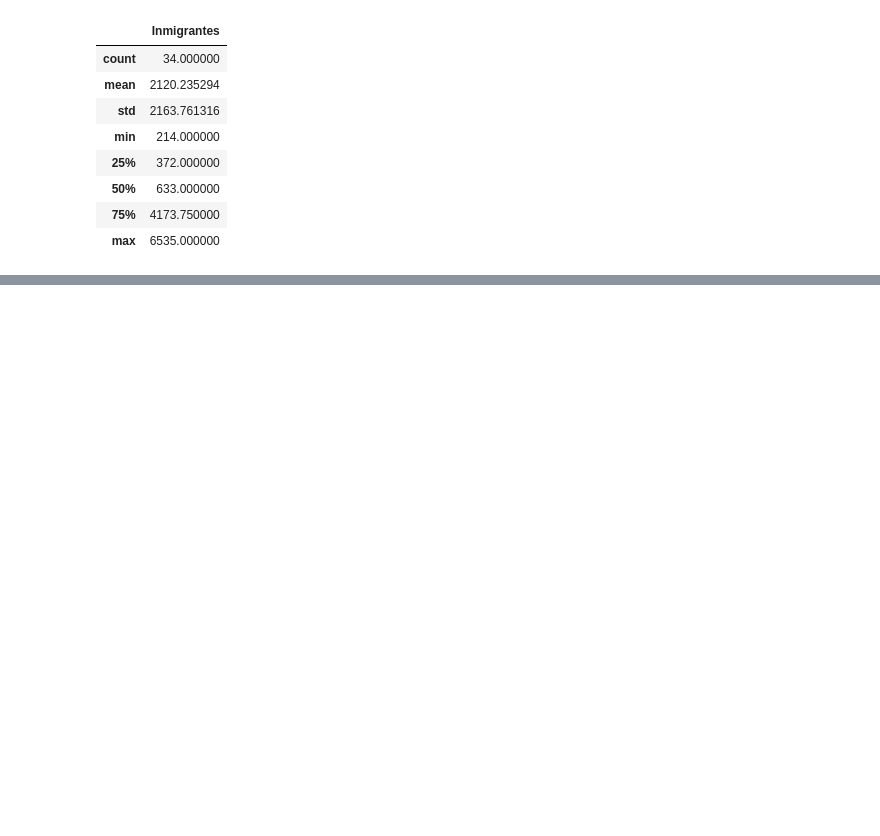
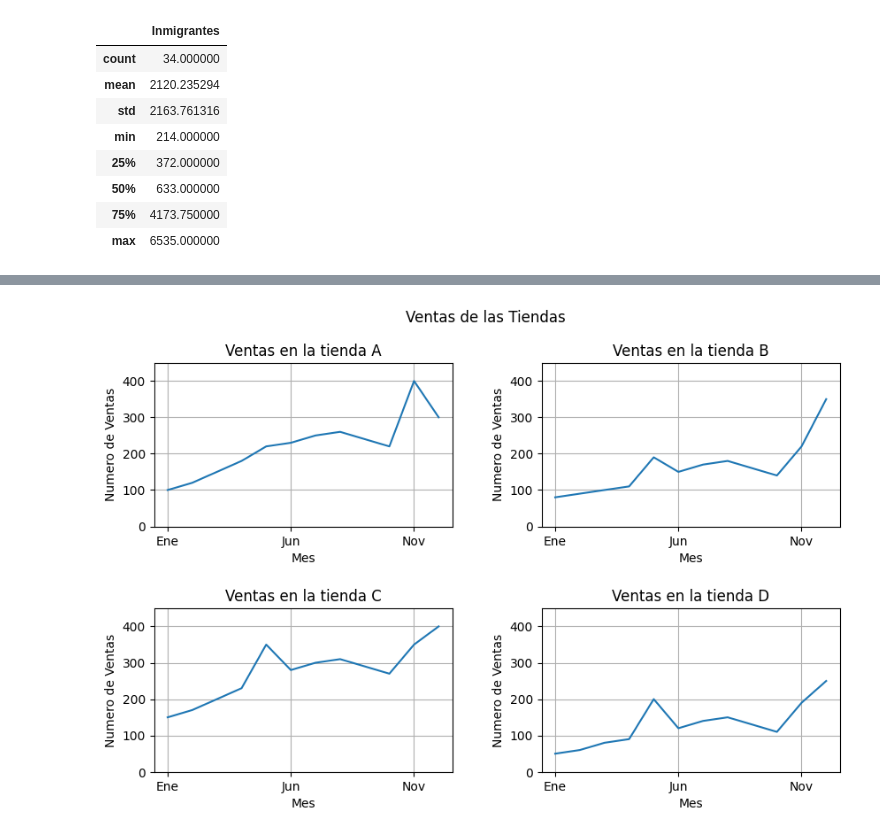
Before and after one commit to cmrondon2000/visualizacion-datos-python, a Jupyter notebook: Creando_Graficos_Python.ipynb, the cells around one changed output, grey strips where cells are left out. Drawn from its saved outputs; the diff is of its cells as text; code cells hidden in the pictures; blank space fills up the shorter version.

```diff
--- a/Creando_Graficos_Python.ipynb
+++ b/Creando_Graficos_Python.ipynb
@@ -289,0 +298,47 @@ plt.show()
+# %%
+tiendas = ['A', 'B', 'C', 'D']
+ventas_2022 = {'Ene': [100, 80, 150, 50],
+    'Feb': [120, 90, 170, 60],
+    'Mar': [150, 100, 200, 80],
+    'Abr': [180, 110, 230, 90],
+    'May': [220, 190, 350, 200],
+    'Jun': [230, 150, 280, 120],
+    'Jul': [250, 170, 300, 140],
+    'Ago': [260, 180, 310, 150],
+    'Sep': [240, 160, 290, 130],
+    'Oct': [220, 140, 270, 110],
+    'Nov': [400, 220, 350, 190],
+    'Dec': [300, 350, 400, 250]}
+
+df = pd.DataFrame(ventas_2022, index=tiendas)
+
+fig, axs = plt.subplots(2, 2, figsize=(10, 6))
+fig.subplots_adjust(hspace=0.5, wspace = 0.3)
+fig.suptitle("Ventas de las Tiendas", fontsize=12)
+
+axs[0,0].plot(df.loc["A"])
+axs[0,0].set_title("Ventas en la tienda A")
+
+axs[0,1].plot(df.loc["B"])
+axs[0,1].set_title("Ventas en la tienda B")
+
+axs[1,0].plot(df.loc["C"])
+axs[1,0].set_title("Ventas en la tienda C")
+
+axs[1,1].plot(df.loc["D"])
+axs[1,1].set_title("Ventas en la tienda D")
+
+ymin = 0
+ymax = 450
+
+for ax in axs.ravel():
+  ax.set_ylim(ymin,ymax)
+
+
+for ax in axs.flat:
+    ax.xaxis.set_major_locator(plt.MultipleLocator(5))
+    ax.set_xlabel("Mes")
+    ax.set_ylabel("Numero de Ventas")
+    ax.grid()
+# %% [output]
+[figure, added]
```
Also changed, not shown: parts of 2 cells of this notebook.
